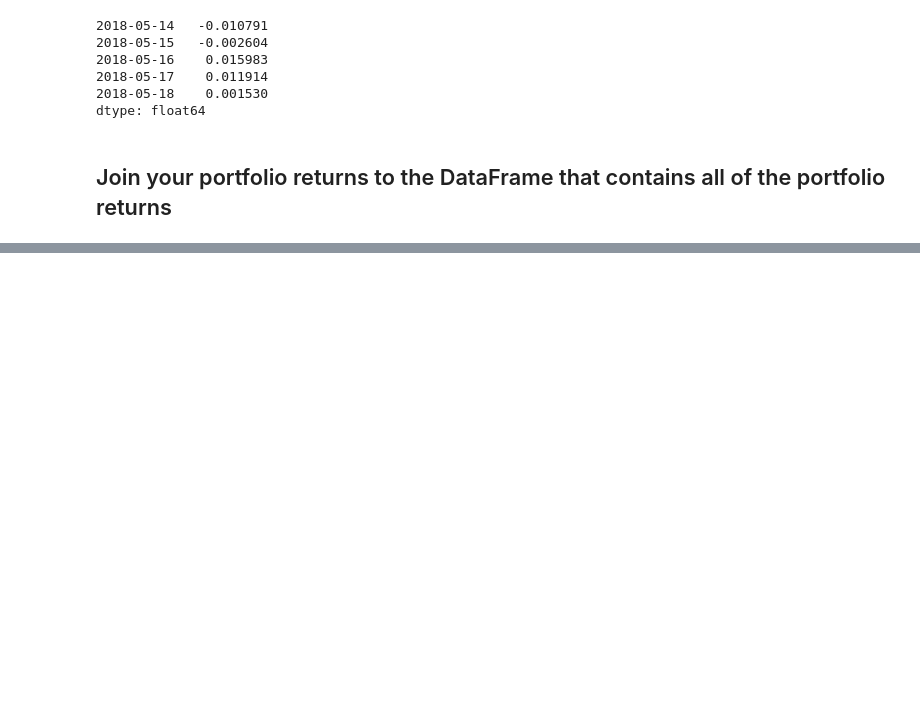
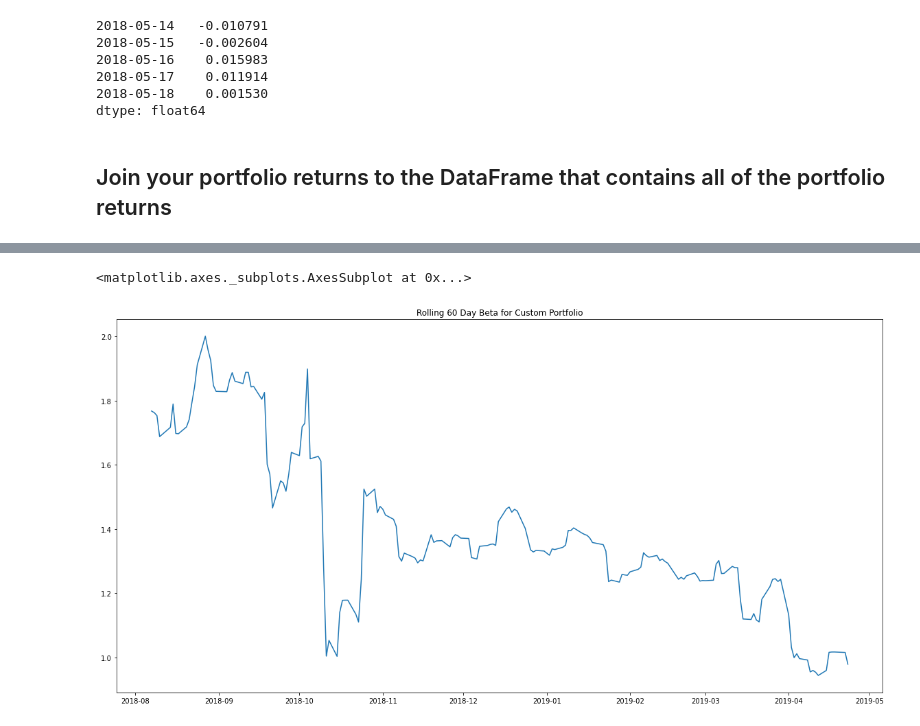
Before and after one commit to ameghani10/Whale_Analysis, a Jupyter notebook: whale_analysis.ipynb, the cells around one changed output, grey strips where cells are left out. Drawn from its saved outputs; the diff is of its cells as text; code cells hidden in the pictures; blank space fills up the shorter version.

```diff
--- a/whale_analysis.ipynb
+++ b/whale_analysis.ipynb
@@ -427,0 +480,9 @@ total_combined.head()
+# %%
+# Beta
+roll_covar_all = total_combined["Custom"].rolling(window = 60).cov(total_combined["S&P 500"])
+roll_var_all = total_combined["S&P 500"].rolling(window = 60).var()
+roll_beta_all = roll_covar_all/roll_var_all
+roll_beta_all.plot(figsize = (20,10), title = "Rolling 60 Day Beta for Custom Portfolio")
+# %% [output]
+<matplotlib.axes._subplots.AxesSubplot at 0x...>
+[figure, added]
```
Also changed, not shown: parts of 8 cells of this notebook.
